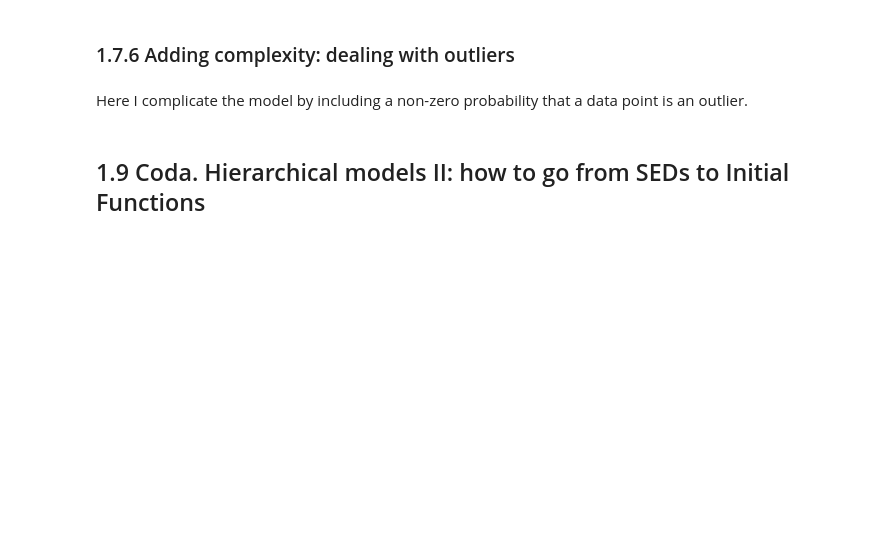
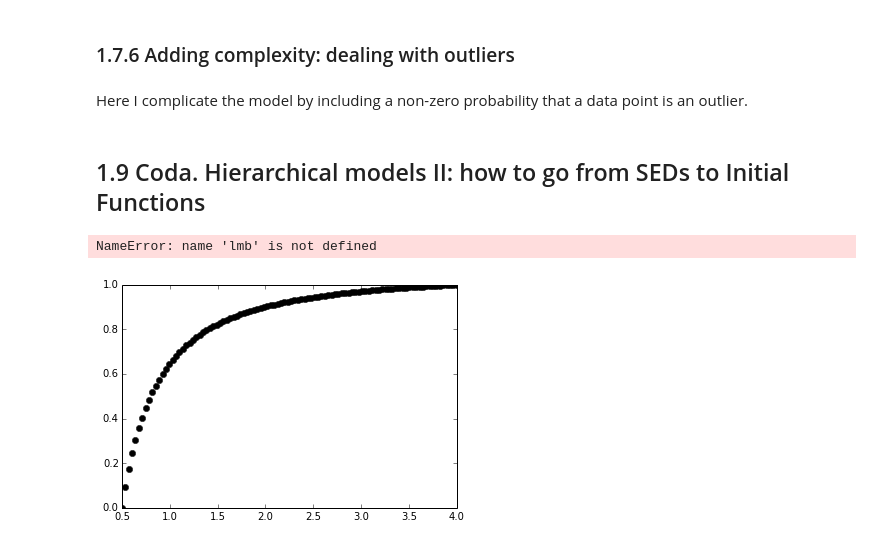
Before and after one commit to luis-sarro/ESAC-Astrostatistics-School-, a Jupyter notebook: ESAC School - Day 1 - Model Fitting.ipynb, the cells around one changed output. Saved outputs shown, nothing was run; the diff lists cells and outputs as text; code cells hidden in the pictures; blank space fills up the shorter version.

```diff
--- a/ESAC School - Day 1 - Model Fitting.ipynb
+++ b/ESAC School - Day 1 - Model Fitting.ipynb
@@ -1148,3 +1159,43 @@ plt.plot(tmp,kde(tmp),'ko')
 Here I complicate the model by including a non-zero probability that a data point is an outlier.
 # %% [markdown]
 ## 1.9 Coda. Hierarchical models II: how to go from SEDs to Initial Functions
+# %%
+
+nr_seds = 10
+alpha = -2.35
+cte = ((4**-1.35)/(-1.35))-((0.5**-1.35)/(-1.35))
+
+def power_law(beta):
+    p = (beta**alpha)/cte
+    return p
+
+beta_cdf = np.empty(100)
+cdf=np.empty(100)
+beta_cdf = np.linspace(0.5,4,100)
+
+#print integrate.quad(power_law,0.5,4)
+
+for idx in range(100):
+    cdf[idx] = integrate.quad(power_law,0.5,beta_cdf[idx])[0]
+
+cdf_interp = interp1d(beta_cdf,cdf)
+
+plt.plot(beta_cdf,cdf,'ko')
+
+seds = np.empty(nr_seds,len(lmb))
+
+for idx in range(nr_seds):
+    teff_star_array[idx] = np.random.uniform(2000,8000)
+    teff_disk_array[idx] = np.random.uniform(50,500)
+    beta_array[idx] = cdf_interp(np.random.uniform(0,1))
+#    tmp = yso_model_function(lmb,teff_star,teff_dust,beta_dust,f)
+# scale it to match the observed flux (not really needed)
+#norm_factor = flux[5] / yso_model_function(lmb[5],teff_star,teff_dust,beta_dust,f)
+#synthetic_sed = norm_factor * synthetic_sed
+    f = 0.005
+
+
+print teff_star_array
+# %% [output]
+NameError: name 'lmb' is not defined
+[figure, added]
```
Also changed, not shown: parts of 14 cells of this notebook.
